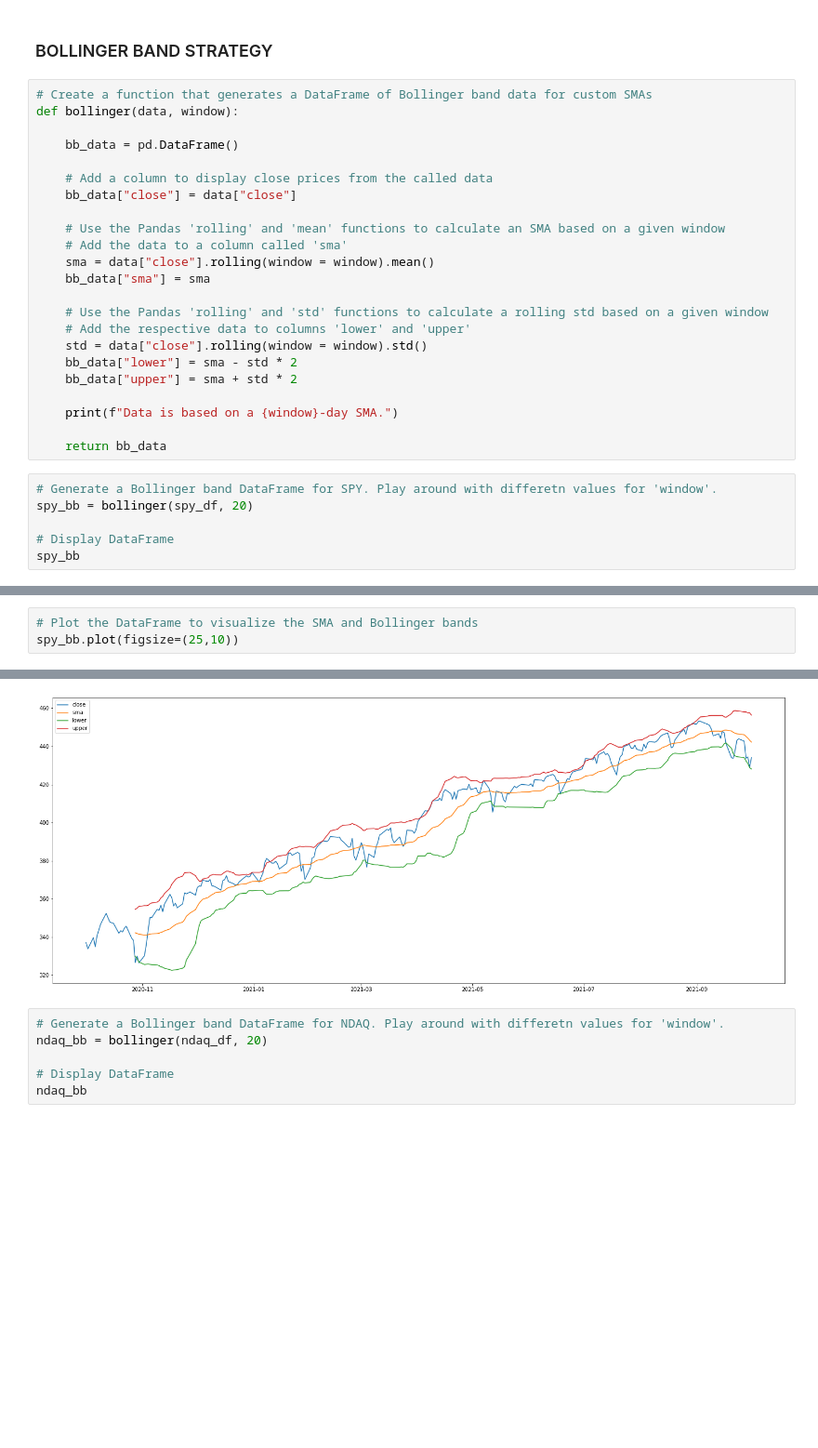
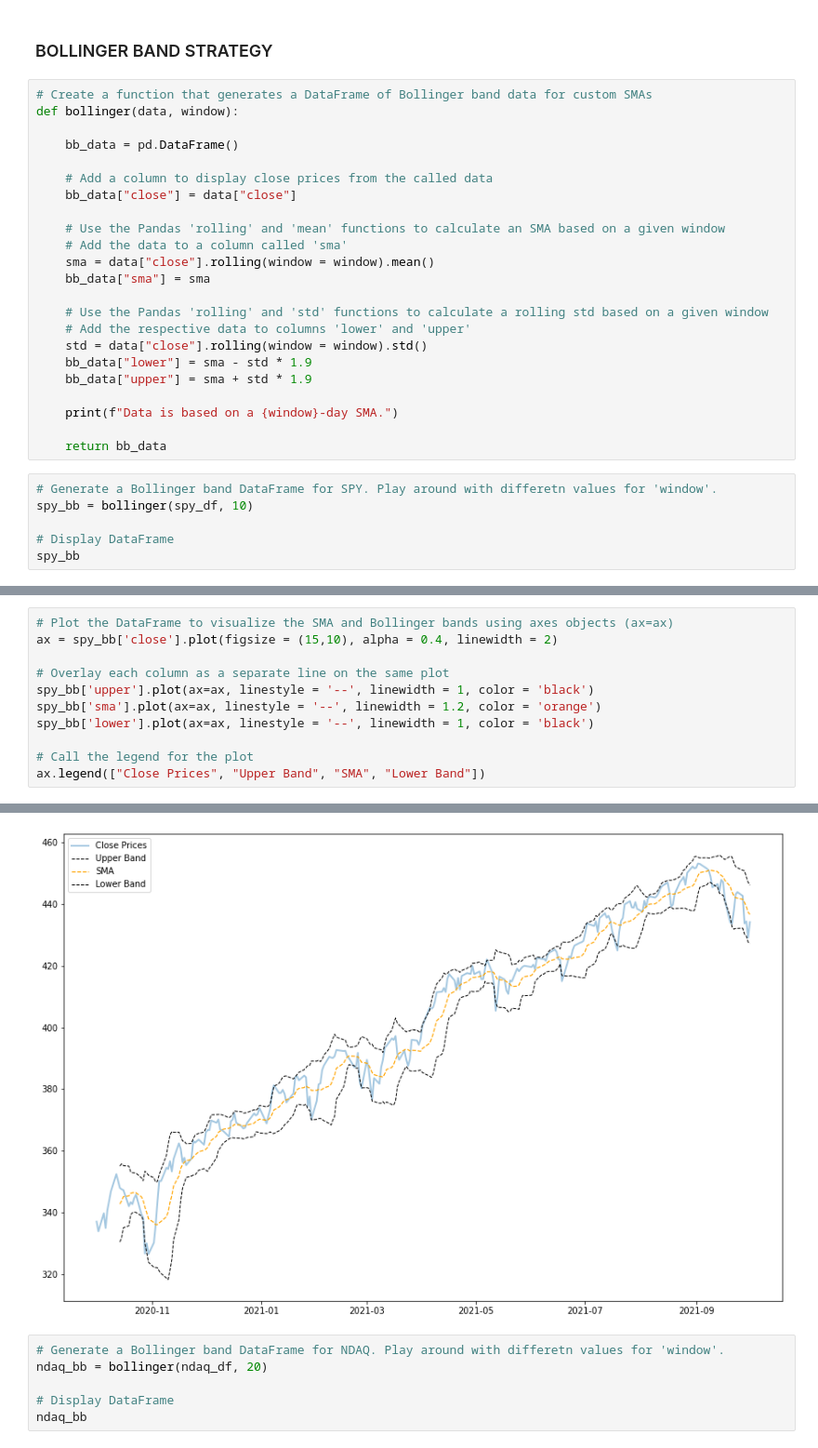
Before and after one commit to elliotlozano/bollinger_band_trading_algo, a Jupyter notebook: stock_data.ipynb, the cells around one changed output, grey strips where cells are left out. Shown at 93% size. Saved outputs shown, nothing was run; the diff lists cells and outputs as text; blank space fills up the shorter version.

Commit message:
added code for better plot visualizations

```diff
--- a/stock_data.ipynb
+++ b/stock_data.ipynb
@@ -159,15 +159,15 @@ def bollinger(data, window):
     # Use the Pandas 'rolling' and 'std' functions to calculate a rolling std based on a given window
     # Add the respective data to columns 'lower' and 'upper'
     std = data["close"].rolling(window = window).std()
-    bb_data["lower"] = sma - std * 2
-    bb_data["upper"] = sma + std * 2
+    bb_data["lower"] = sma - std * 1.9
+    bb_data["upper"] = sma + std * 1.9
 
     print(f"Data is based on a {window}-day SMA.")
 
     return bb_data
 # %%
 # Generate a Bollinger band DataFrame for SPY. Play around with differetn values for 'window'.
-spy_bb = bollinger(spy_df, 20)
+spy_bb = bollinger(spy_df, 10)
 
 # Display DataFrame
 spy_bb
@@ -188,5 +188,13 @@ Data is based on a 20-day SMA.
 253 rows × 4 columns
 # %%
-# Plot the DataFrame to visualize the SMA and Bollinger bands
-spy_bb.plot(figsize=(25,10))
+# Plot the DataFrame to visualize the SMA and Bollinger bands using axes objects (ax=ax)
+ax = spy_bb['close'].plot(figsize = (15,10), alpha = 0.4, linewidth = 2)
+
+# Overlay each column as a separate line on the same plot
+spy_bb['upper'].plot(ax=ax, linestyle = '--', linewidth = 1, color = 'black')
+spy_bb['sma'].plot(ax=ax, linestyle = '--', linewidth = 1.2, color = 'orange')
+spy_bb['lower'].plot(ax=ax, linestyle = '--', linewidth = 1, color = 'black')
+
+# Call the legend for the plot
+ax.legend(["Close Prices", "Upper Band", "SMA", "Lower Band"])
 # %% [output]
@@ -194,4 +202,4 @@ spy_bb.plot(figsize=(25,10))
-[figure, old version]
+[figure, new version]
 # %%
 # Generate a Bollinger band DataFrame for NDAQ. Play around with differetn values for 'window'.
 ndaq_bb = bollinger(ndaq_df, 20)
```
Also changed, not shown: parts of 2 cells of this notebook.
